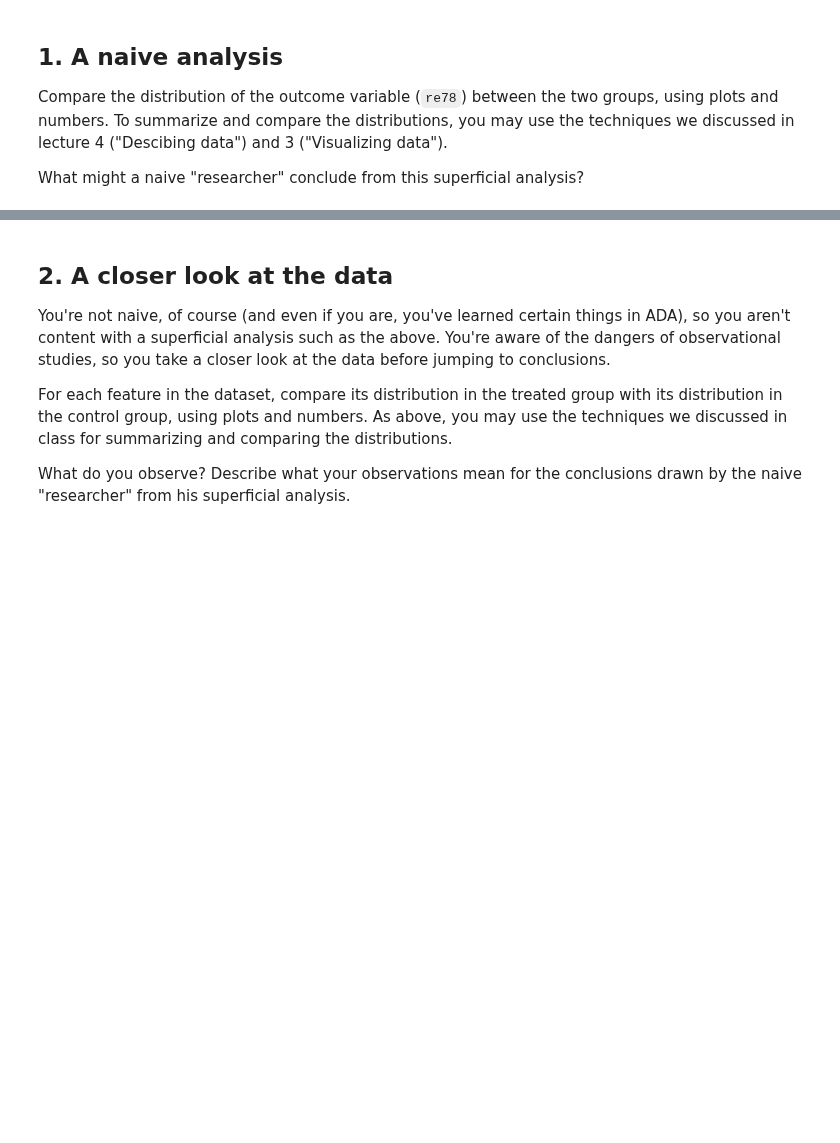
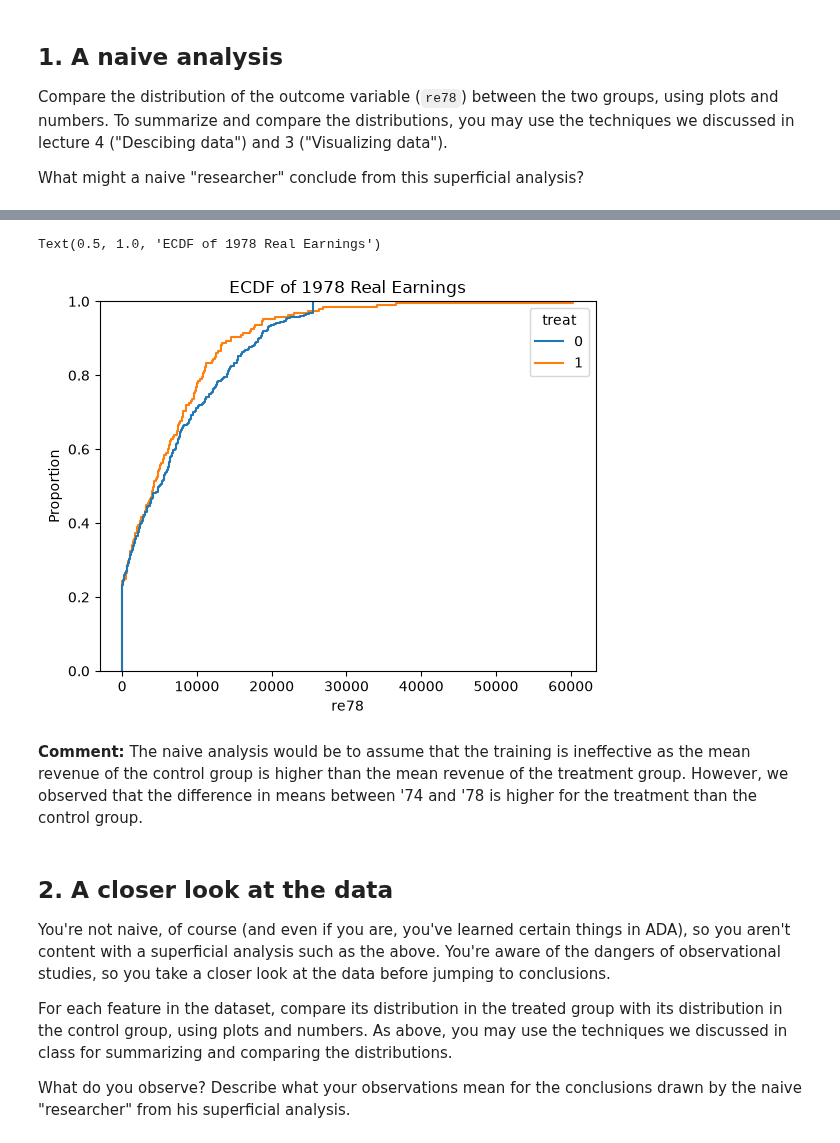
Before and after one commit to dimitripelgrin/ADA2026, a Jupyter notebook: Exercises/05 - Causal analysis of observational data/Observational studies exercise.ipynb, the cells around one changed output, grey strips where cells are left out. Drawn from its saved outputs; the diff is of its cells as text; code cells hidden in the pictures; blank space fills up the shorter version.

```diff
--- a/Exercises/05 - Causal analysis of observational data/Observational studies exercise.ipynb
+++ b/Exercises/05 - Causal analysis of observational data/Observational studies exercise.ipynb
@@ -59,3 +94,11 @@ What might a naive "researcher" conclude from this superficial analysis?
+# %%
+sns.ecdfplot(data=df, x='re78', hue='treat')
+plt.title("ECDF of 1978 Real Earnings")
+# %% [output]
+Text(0.5, 1.0, 'ECDF of 1978 Real Earnings')
+[figure, added]
+# %% [markdown]
+**Comment:** The naive analysis would be to assume that the training is ineffective as the mean revenue of the control group is higher than the mean revenue of the treatment group. However, we observed that the difference in means between '74 and '78 is higher for the treatment than the control group.
 # %% [markdown]
 ## 2. A closer look at the data
 
```
Also changed, not shown: parts of 25 cells of this notebook.
